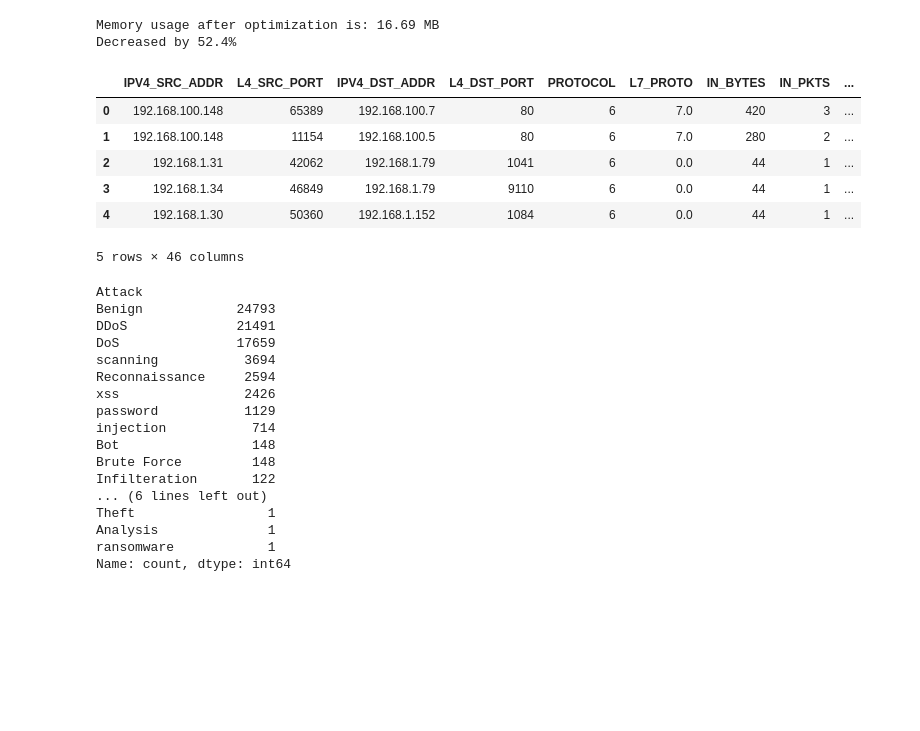
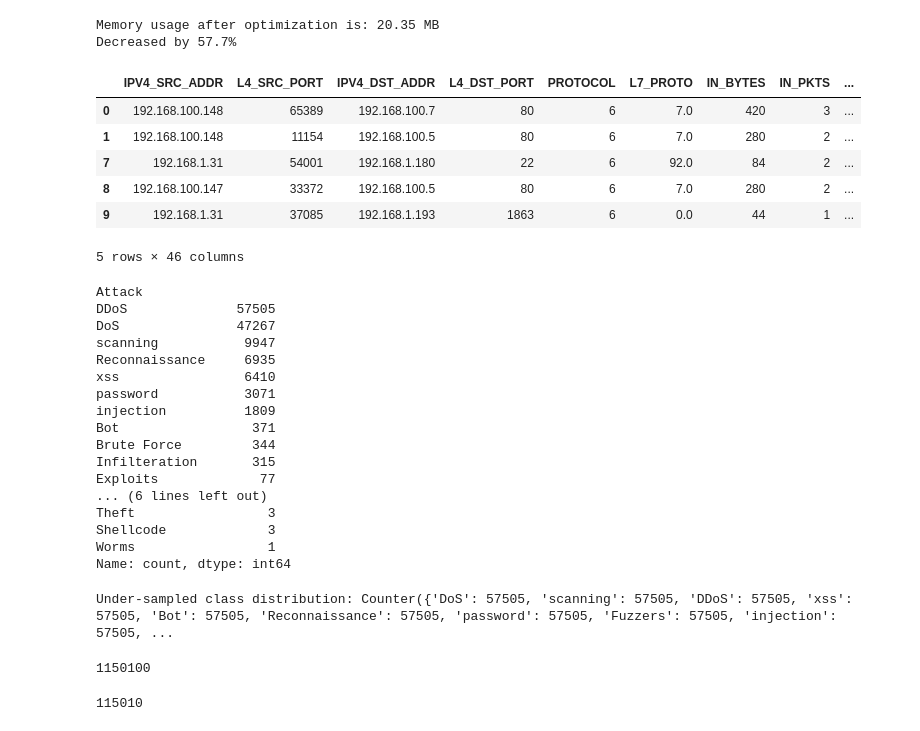
Before and after one commit to Riley94/networking_llm, a Jupyter notebook: src/eda/rag.ipynb, the cells around one changed output. Saved outputs shown, nothing was run; the diff lists cells and outputs as text; code cells hidden in the pictures; blank space fills up the shorter version.

```diff
--- a/src/eda/rag.ipynb
+++ b/src/eda/rag.ipynb
@@ -22,46 +26,66 @@ collection_name = "packet_data"
 # %%
 if use_luflow:
     data = get_luflow(raw=True)
 else:
     # Path to the cached dataset
     cache_path = os.path.expanduser("~/.cache/kagglehub/datasets")
     data_path = os.path.join(cache_path, "aryashah2k/nfuqnidsv2-network-intrusion-detection-dataset/versions/1")
 
     if not os.path.exists(data_path):
         # Download latest version
         data_path = kagglehub.dataset_download("aryashah2k/nfuqnidsv2-network-intrusion-detection-dataset")
 
-    data = pd.read_csv(os.path.join(data_path, "NF-UQ-NIDS-v2.csv"), nrows=100_000)
+    data = pd.read_csv(os.path.join(data_path, "NF-UQ-NIDS-v2.csv"), nrows=200_000)
 
+data = data[data["Label"] != 0]
 data = reduce_mem_usage(data)
 data.head()
 # %% [output]
-Memory usage after optimization is: 16.69 MB
-Decreased by 52.4%
+Memory usage after optimization is: 20.35 MB
+Decreased by 57.7%
 |  | IPV4_SRC_ADDR | L4_SRC_PORT | IPV4_DST_ADDR | L4_DST_PORT | PROTOCOL | L7_PROTO | IN_BYTES | IN_PKTS | ... |
 | 0 | 192.168.100.148 | 65389 | 192.168.100.7 | 80 | 6 | 7.0 | 420 | 3 | ... |
 | 1 | 192.168.100.148 | 11154 | 192.168.100.5 | 80 | 6 | 7.0 | 280 | 2 | ... |
-| 2 | 192.168.1.31 | 42062 | 192.168.1.79 | 1041 | 6 | 0.0 | 44 | 1 | ... |
-| 3 | 192.168.1.34 | 46849 | 192.168.1.79 | 9110 | 6 | 0.0 | 44 | 1 | ... |
-| 4 | 192.168.1.30 | 50360 | 192.168.1.152 | 1084 | 6 | 0.0 | 44 | 1 | ... |
+| 7 | 192.168.1.31 | 54001 | 192.168.1.180 | 22 | 6 | 92.0 | 84 | 2 | ... |
+| 8 | 192.168.100.147 | 33372 | 192.168.100.5 | 80 | 6 | 7.0 | 280 | 2 | ... |
+| 9 | 192.168.1.31 | 37085 | 192.168.1.193 | 1863 | 6 | 0.0 | 44 | 1 | ... |
 5 rows × 46 columns
 # %%
 data['Attack'].value_counts()
 # %% [output]
 Attack
-Benign            24793
-DDoS              21491
-DoS               17659
-scanning           3694
-Reconnaissance     2594
-xss                2426
-password           1129
-injection           714
-Bot                 148
-Brute Force         148
-Infilteration       122
+DDoS              57505
+DoS               47267
+scanning           9947
+Reconnaissance     6935
+xss                6410
+password           3071
+injection          1809
+Bot                 371
+Brute Force         344
+Infilteration       315
+Exploits             77
 ... (6 lines left out)
-Theft                 1
-Analysis              1
-ransomware            1
+Theft                 3
+Shellcode             3
+Worms                 1
 Name: count, dtype: int64
+# %%
+X = data.drop(columns=['Attack'])
+y = data['Attack']
+oversampler = RandomOverSampler(sampling_strategy='all')
+X_over, y_over = oversampler.fit_resample(X, y)
+print(f"Under-sampled class distribution: {Counter(y_over)}")
+# %% [output]
+Under-sampled class distribution: Counter({'DoS': 57505, 'scanning': 57505, 'DDoS': 57505, 'xss': 57505, 'Bot': 57505, 'Reconnaissance': 57505, 'password': 57505, 'Fuzzers': 57505, 'injection': 57505, ...
+# %%
+len(X_over)
+# %% [output]
+1150100
+# %%
+# only keep 10% of the oversampled data
+X_over = X_over.sample(frac=0.1)
+y_over = y_over[X_over.index]
+len(X_over)
+# %% [output]
+115010
```
Also changed, not shown: parts of 14 cells of this notebook.
